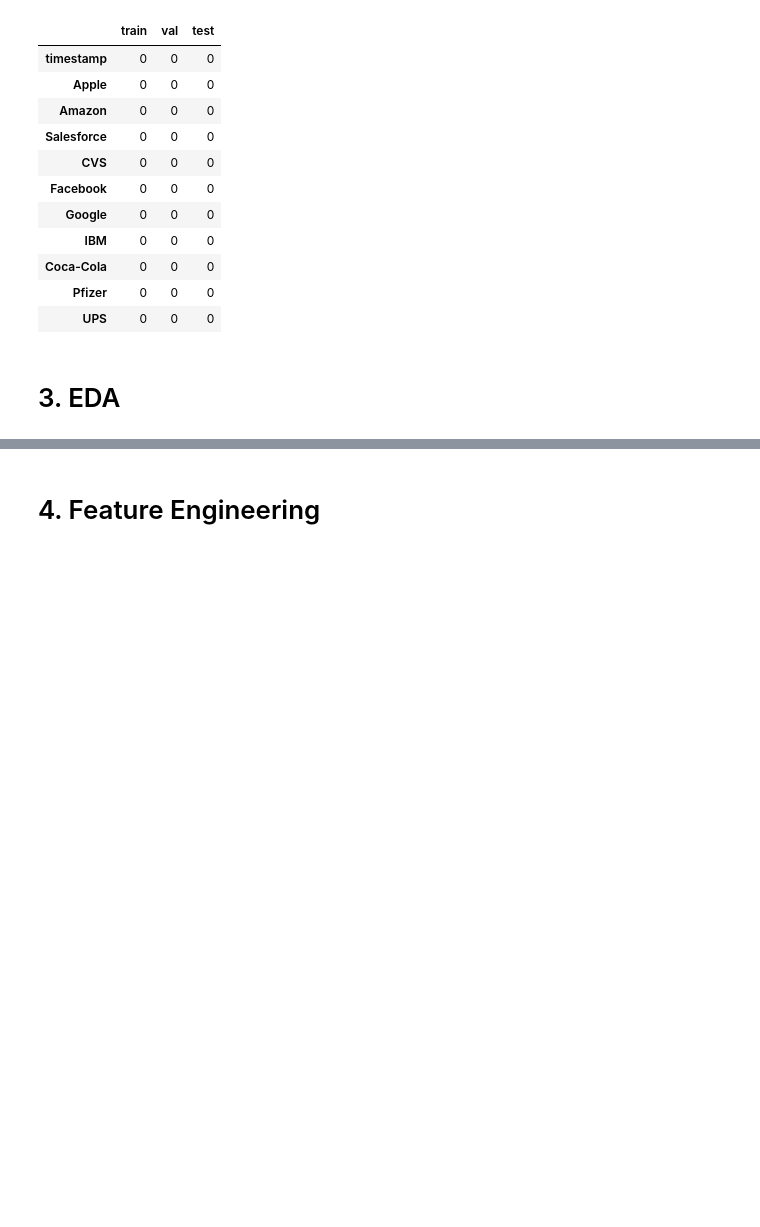
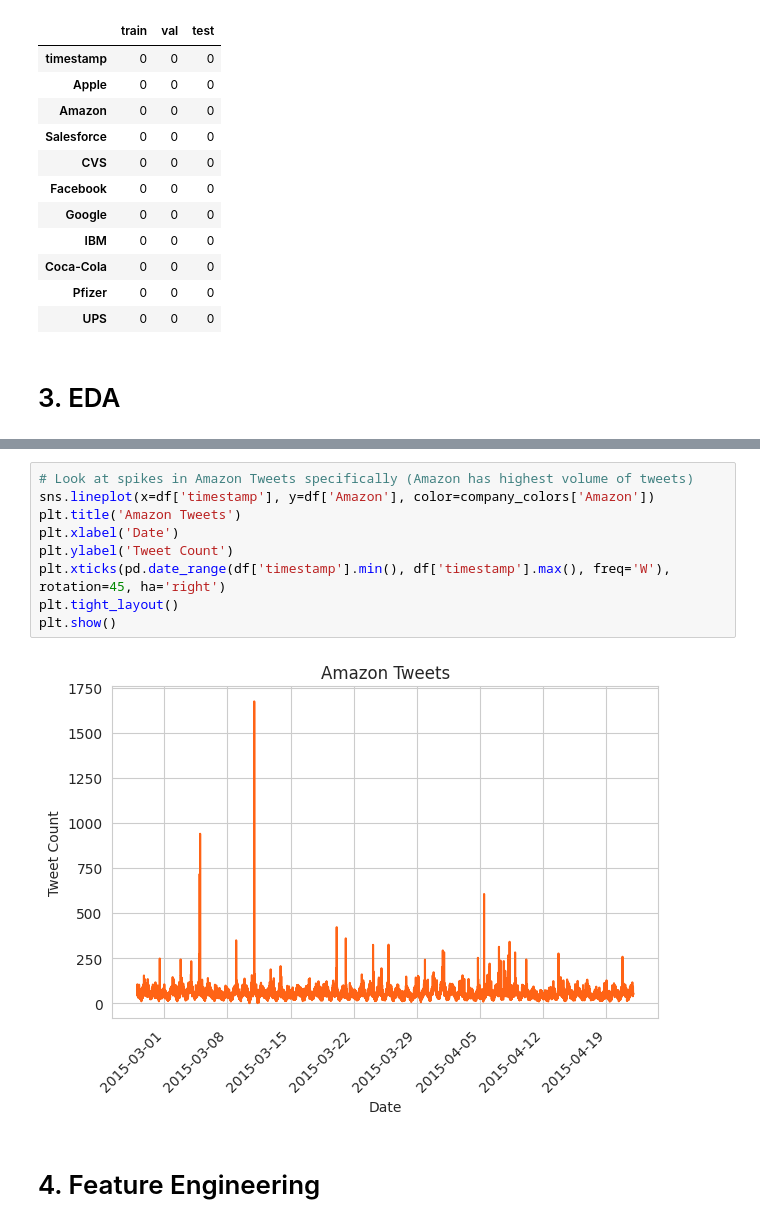
Before and after one commit to CMPE-255-G5/times-series-anomaly-detection-on-twitter-data, a Jupyter notebook: notebooks/Twitter_data.ipynb, the cells around one changed output, grey strips where cells are left out. Drawn from its saved outputs; the diff is of its cells as text; blank space fills up the shorter version.

```diff
--- a/notebooks/Twitter_data.ipynb
+++ b/notebooks/Twitter_data.ipynb
@@ -222,3 +294,14 @@ summarize_missing(train_imp, val_imp, test_imp)
+# %%
+# Look at spikes in Amazon Tweets specifically (Amazon has highest volume of tweets)
+sns.lineplot(x=df['timestamp'], y=df['Amazon'], color=company_colors['Amazon'])
+plt.title('Amazon Tweets')
+plt.xlabel('Date')
+plt.ylabel('Tweet Count')
+plt.xticks(pd.date_range(df['timestamp'].min(), df['timestamp'].max(), freq='W'), rotation=45, ha='right')
+plt.tight_layout()
+plt.show()
+# %% [output]
+[figure, added]
 # %% [markdown]
 # 4. Feature Engineering
 # %% [markdown]
```
Also changed, not shown: parts of 6 cells of this notebook.
